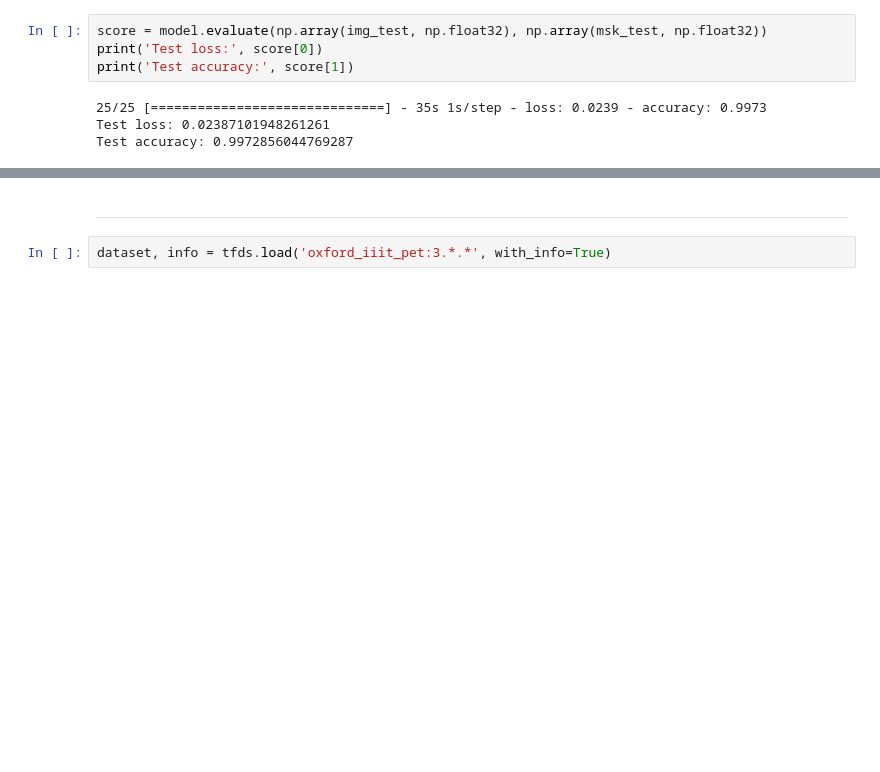
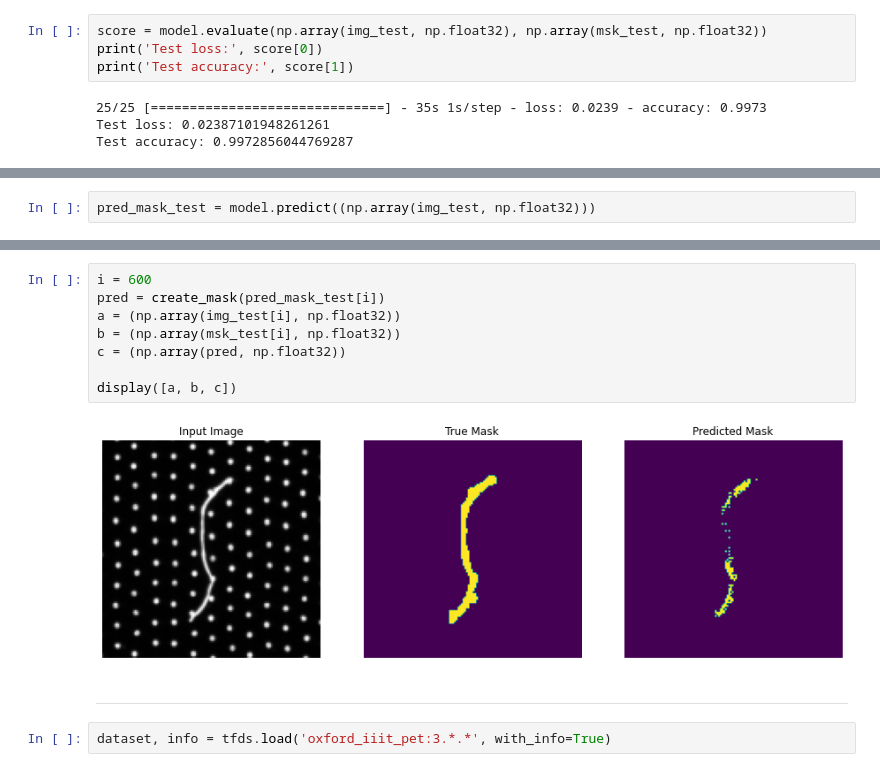
Before and after one commit to SAP-samples/btp-ai-sustainability-bootcamp, a Jupyter notebook: src/ai-models/defect-detection/notebooks/defect_detection_development_segmentation.ipynb, the cells around one changed output, grey strips where cells are left out. Saved outputs shown, nothing was run; the diff lists cells and outputs as text; blank space fills up the shorter version.

```diff
--- a/src/ai-models/defect-detection/notebooks/defect_detection_development_segmentation.ipynb
+++ b/src/ai-models/defect-detection/notebooks/defect_detection_development_segmentation.ipynb
@@ -442,0 +426,2 @@ Test accuracy: 0.9972856044769287
+# %%
+pred_mask_test = model.predict((np.array(img_test, np.float32)))
@@ -443,3 +465,13 @@ Test accuracy: 0.9972856044769287
+# %%
+i = 600
+pred = create_mask(pred_mask_test[i])
+a = (np.array(img_test[i], np.float32))
+b = (np.array(msk_test[i], np.float32))
+c = (np.array(pred, np.float32))
+
+display([a, b, c])
+# %% [output]
+[figure, added]
 # %% [markdown]
 -----------------------
 # %%
```
Also changed, not shown: parts of 29 cells of this notebook.
